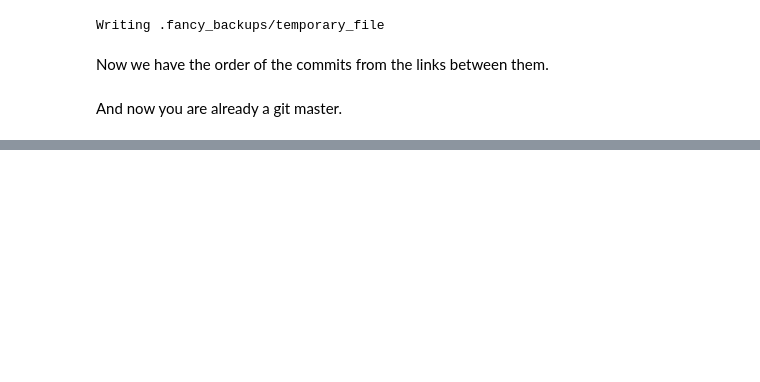
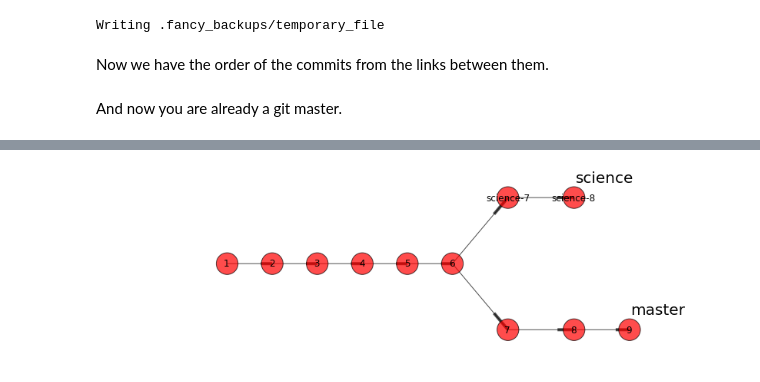
Before and after one commit to practical-neuroimaging/pna-notebooks, a Jupyter notebook: roll_your_own_cms.ipynb, the cells around one changed output, grey strips where cells are left out. Drawn from its saved outputs; the diff is of its cells as text; code cells hidden in the pictures; blank space fills up the shorter version.

Commit message:
OF: old feature - networkx version of git tutorial
Because I wanted to remember how I did that stuff

```diff
--- a/roll_your_own_cms.ipynb
+++ b/roll_your_own_cms.ipynb
@@ -1572,0 +606,29 @@ Git doesn't have a native export command, but this works just fine:
+# %%
+# Make a picture of history with nx
+import networkx as nx
+import numpy as np
+
+commit_graph = nx.DiGraph()
+main_line = range(1, 10)
+science_line = ['science-7', 'science-8']
+for lines in (main_line, science_line):
+    commit_graph.add_nodes_from(lines)
+    commit_graph.add_path(lines)
+commit_graph.add_edge(6, 'science-7')
+# %%
+def label_node(pos, name, label):
+    """ Put some text above right of node """
+    n_x, n_y = pos[name]
+    plt.text(n_x + 6, n_y + 6, label, fontsize=20)
+# %%
+# Get node positions from graphviz dot
+pos = nx.graphviz_layout(commit_graph, 'dot', args='-Grankdir=LR')
+# Plot the graph.  Most of the setup is off-piste, here's just the output commands
+fig, ax = plt.subplots(figsize=(14, 4))
+nx.draw(commit_graph, pos, ax=ax, node_size=800, node_color='r', alpha=0.7)
+label_node(pos, 9, 'master')
+label_node(pos, 'science-8', 'science')
+os.listdir('.')
+plt.savefig('.science_master.png')
+# %% [output]
+[figure, added]
```
Also changed, not shown: parts of 283 cells of this notebook.
